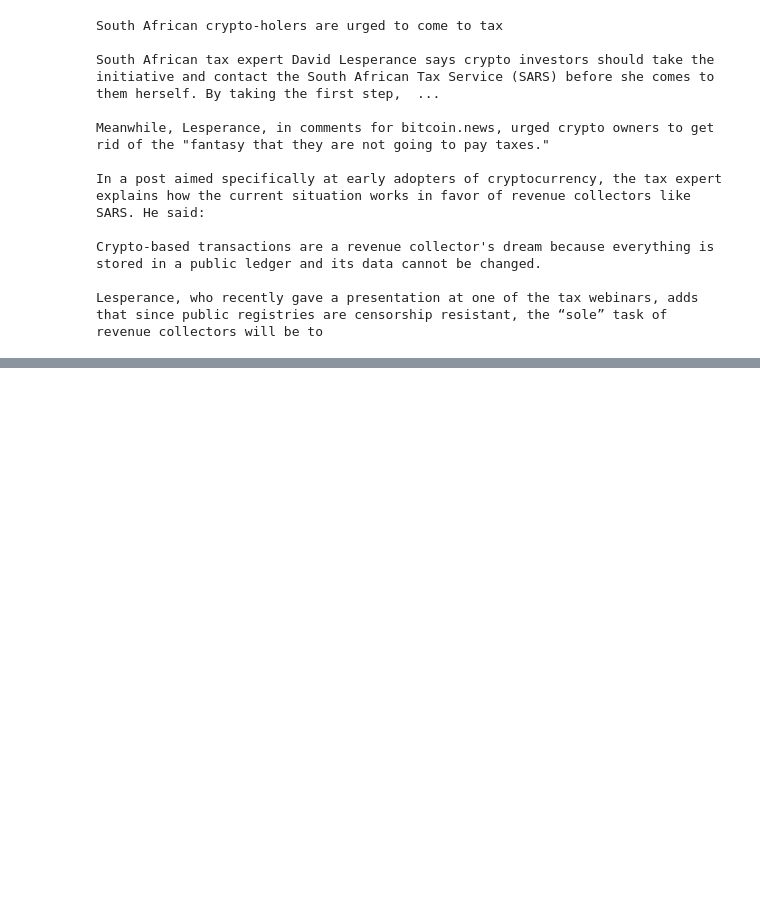
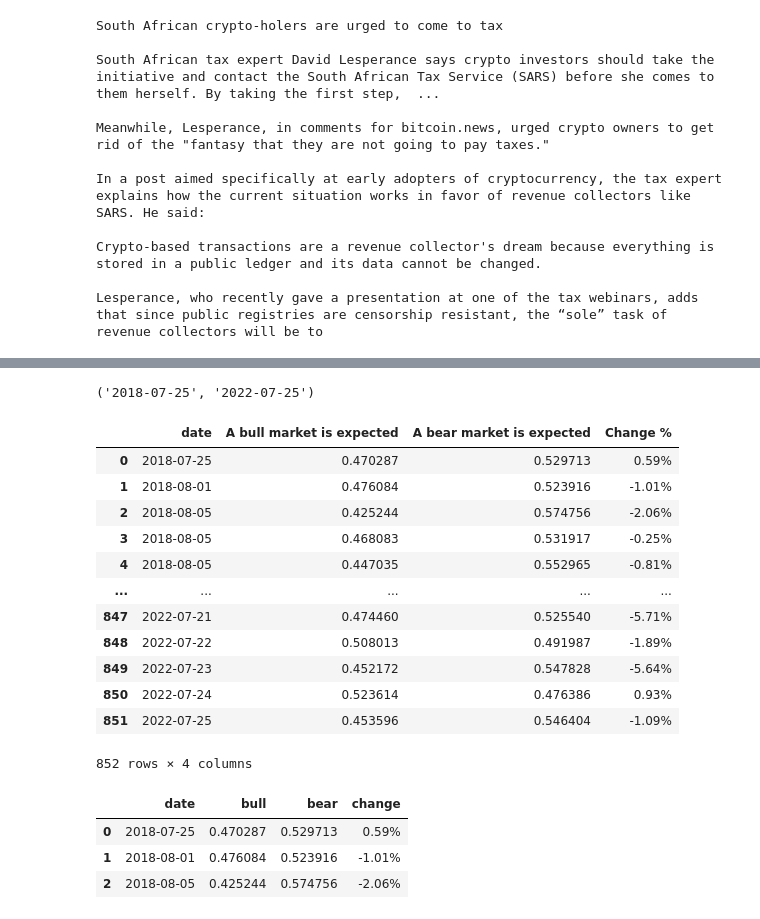
Before and after one commit to format37/deeppavlov, a Jupyter notebook: data/nli_column.ipynb, the cells around one changed output, grey strips where cells are left out. Drawn from its saved outputs; the diff is of its cells as text; code cells hidden in the pictures; blank space fills up the shorter version.

```diff
--- a/data/nli_column.ipynb
+++ b/data/nli_column.ipynb
@@ -35,0 +69,2 @@ Lesperance, who recently gave a presentation at one of the tax webinars, adds th
+# %%
+btc['Date'] = pd.to_datetime(btc['Date'])
@@ -35,0 +90,3 @@ Lesperance, who recently gave a presentation at one of the tax webinars, adds th
+# %%
+# concatenate df and btc by date
+dfb = pd.concat([df, btc], axis=1)
@@ -35,0 +106,30 @@ Lesperance, who recently gave a presentation at one of the tax webinars, adds th
+# %%
+dfb = dfb.dropna()
+dfb.date.min(), dfb.date.max()
+# %% [output]
+('2018-07-25', '2022-07-25')
+# %%
+dfb[['date','A bull market is expected','A bear market is expected','Change %']]
+# %% [output]
+|  | date | A bull market is expected | A bear market is expected | Change % |
+| 0 | 2018-07-25 | 0.470287 | 0.529713 | 0.59% |
+| 1 | 2018-08-01 | 0.476084 | 0.523916 | -1.01% |
+| 2 | 2018-08-05 | 0.425244 | 0.574756 | -2.06% |
+| 3 | 2018-08-05 | 0.468083 | 0.531917 | -0.25% |
+| 4 | 2018-08-05 | 0.447035 | 0.552965 | -0.81% |
+| ... | ... | ... | ... | ... |
+| 847 | 2022-07-21 | 0.474460 | 0.525540 | -5.71% |
+| 848 | 2022-07-22 | 0.508013 | 0.491987 | -1.89% |
+| 849 | 2022-07-23 | 0.452172 | 0.547828 | -5.64% |
+| 850 | 2022-07-24 | 0.523614 | 0.476386 | 0.93% |
+| 851 | 2022-07-25 | 0.453596 | 0.546404 | -1.09% |
+852 rows × 4 columns
+# %%
+df = dfb[['date','A bull market is expected','A bear market is expected','Change %']]
+df.columns = ['date', 'bull', 'bear', 'change']
+df.head(3)
+# %% [output]
+|  | date | bull | bear | change |
+| 0 | 2018-07-25 | 0.470287 | 0.529713 | 0.59% |
+| 1 | 2018-08-01 | 0.476084 | 0.523916 | -1.01% |
+| 2 | 2018-08-05 | 0.425244 | 0.574756 | -2.06% |
```
Also changed, not shown: parts of 22 cells of this notebook, 5 other files.
